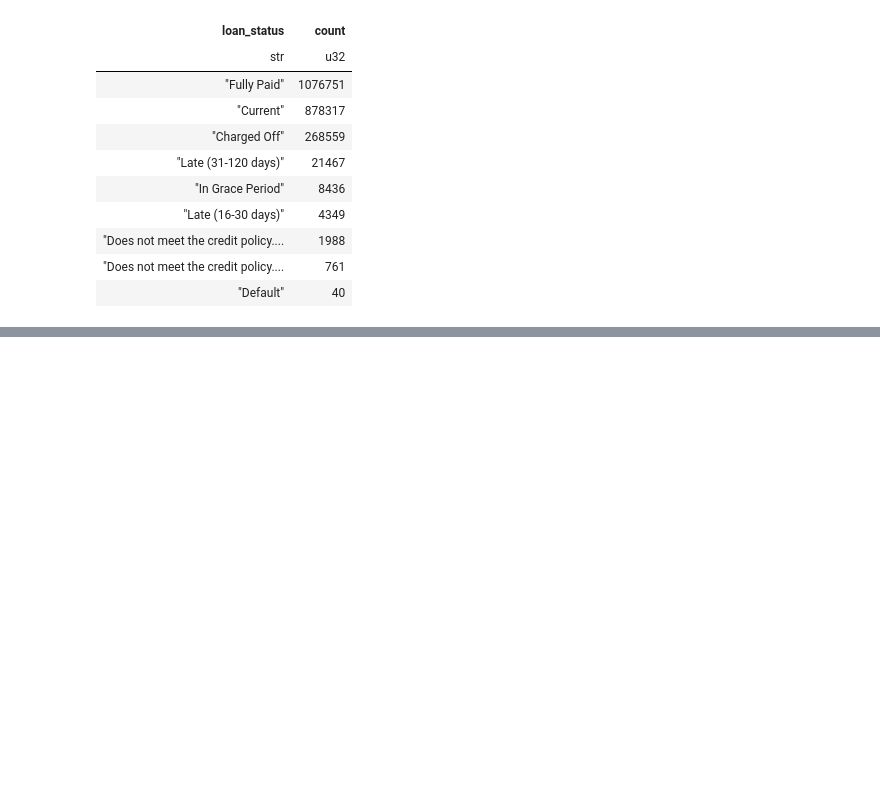
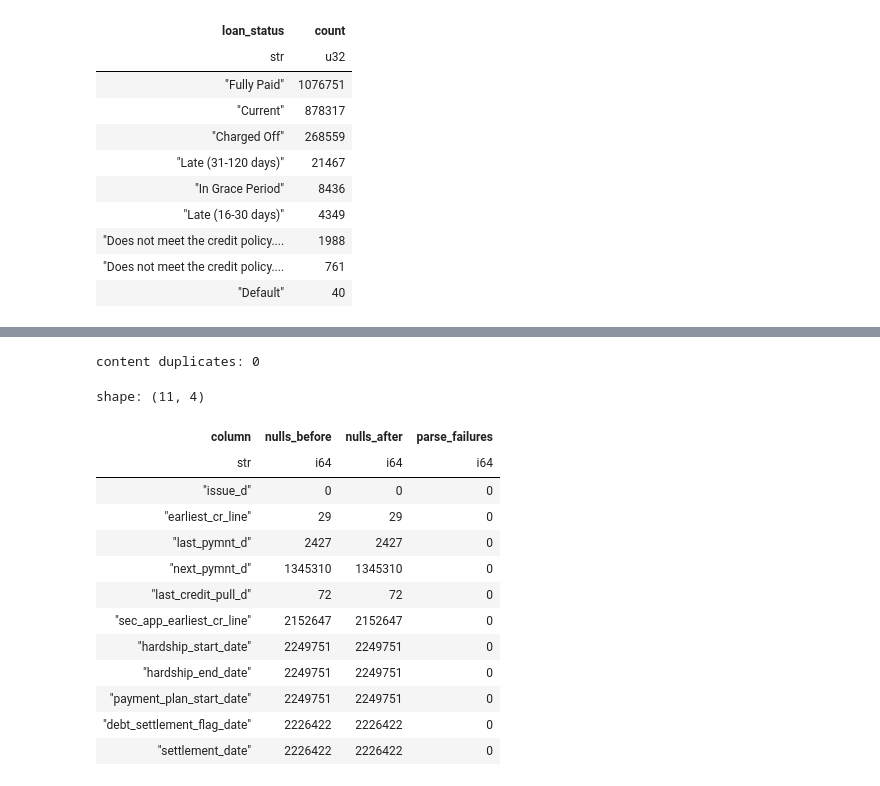
Before and after one commit to MadejMatt/lending-club-pd, a Jupyter notebook: notebooks/01_data_audit.ipynb, the cells around one changed output, grey strips where cells are left out. Saved outputs shown, nothing was run; the diff lists cells and outputs as text; code cells hidden in the pictures; blank space fills up the shorter version.

Commit message:
Add uniqueness, missingness and date parsing checks to data audit

```diff
--- a/notebooks/01_data_audit.ipynb
+++ b/notebooks/01_data_audit.ipynb
@@ -154,0 +240,10 @@ shape: (9, 2)
+# %%
+binary_cols = (
+    unique_summary
+    .filter(pl.col("n_unique") == 2)
+    .get_column("column")
+    .to_list()
+)
+
+for col in binary_cols:
+    print(loans[col].value_counts(sort=True))
@@ -154,0 +280,49 @@ shape: (9, 2)
+# %%
+content_duplicates = loans.drop("id", "url").is_duplicated()
+
+print(f"content duplicates: {content_duplicates.sum():,}")
+# %% [output]
+content duplicates: 0
+# %%
+DATE_COLS = [
+    "issue_d",
+    "earliest_cr_line",
+    "last_pymnt_d",
+    "next_pymnt_d",
+    "last_credit_pull_d",
+    "sec_app_earliest_cr_line",
+    "hardship_start_date",
+    "hardship_end_date",
+    "payment_plan_start_date",
+    "debt_settlement_flag_date",
+    "settlement_date",
+]
+# %%
+dates_parsed = loans.select(
+    pl.col(DATE_COLS).str.to_date("%b-%Y", strict=False)
+)
+
+date_check = pl.DataFrame({
+    "column": DATE_COLS,
+    "nulls_before": [loans[col].null_count() for col in DATE_COLS],
+    "nulls_after": [dates_parsed[col].null_count() for col in DATE_COLS],
+}).with_columns(
+    (pl.col("nulls_after") - pl.col("nulls_before")).alias("parse_failures")
+)
+
+date_check
+# %% [output]
+shape: (11, 4)
+| column | nulls_before | nulls_after | parse_failures |
+| str | i64 | i64 | i64 |
+| "issue_d" | 0 | 0 | 0 |
+| "earliest_cr_line" | 29 | 29 | 0 |
+| "last_pymnt_d" | 2427 | 2427 | 0 |
+| "next_pymnt_d" | 1345310 | 1345310 | 0 |
+| "last_credit_pull_d" | 72 | 72 | 0 |
+| "sec_app_earliest_cr_line" | 2152647 | 2152647 | 0 |
+| "hardship_start_date" | 2249751 | 2249751 | 0 |
+| "hardship_end_date" | 2249751 | 2249751 | 0 |
+| "payment_plan_start_date" | 2249751 | 2249751 | 0 |
+| "debt_settlement_flag_date" | 2226422 | 2226422 | 0 |
+| "settlement_date" | 2226422 | 2226422 | 0 |
```
Also changed, not shown: parts of 12 cells of this notebook.
